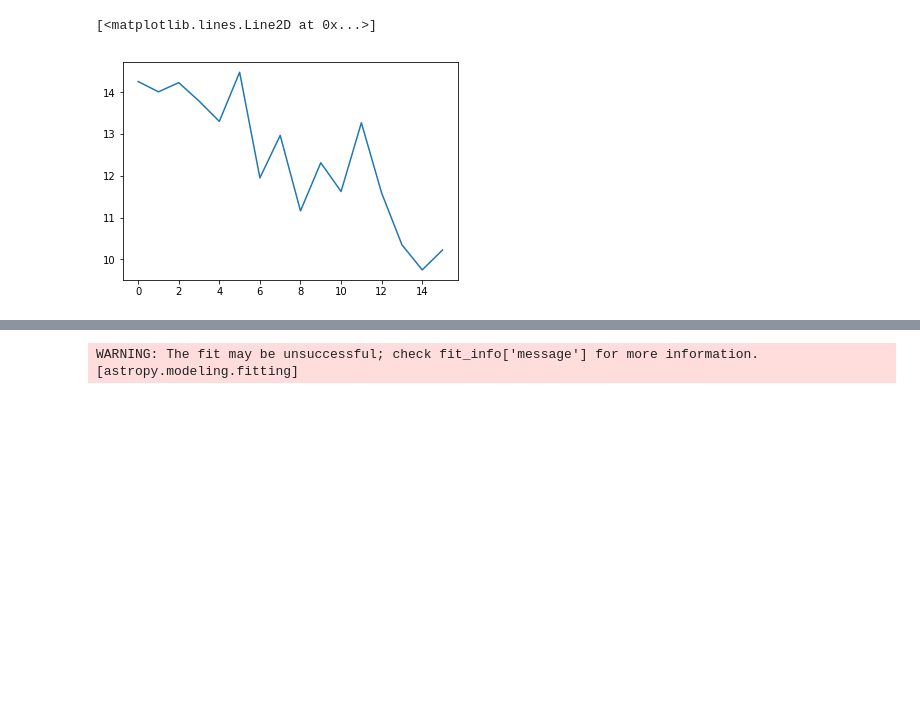
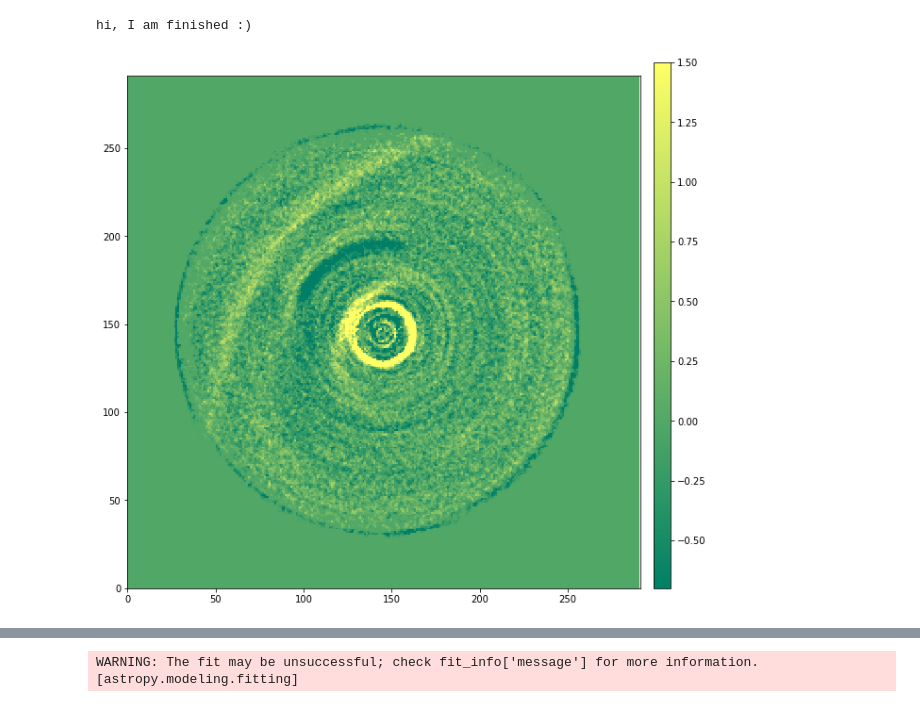
Before and after one commit to ardjansturm/Documenten-Git, a Jupyter notebook: reducing.ipynb, the cells around one changed output, grey strips where cells are left out. Cells and saved outputs as stored; diff of their text form; code cells hidden in the pictures; blank space fills up the shorter version.

```diff
--- a/reducing.ipynb
+++ b/reducing.ipynb
@@ -45,11 +271,17 @@ def open_all(dataset,cent = False, header = False):
         excludedata = 'DR_4.fits'
         excludecenter = 'DR_2.fits'
         path = 'reducedRXJ'
+
+    if dataset == 'crdata':
+        excludedata = 'Calibration_IFS_SCIENCE_DR.fits'
+        excludecenter = excludedata
+        path = 'reducedcorodata'
+
     if cent == True:
         path = '%s/starcenter' %(path)
-        starcent,starcenthe = dopen(path,exclude = excludecenter)
+        starcent,starcenthe = dopen(path = path,exclude = excludecenter)
         return starcent
-    data,he = dopen('reducedRXJ',exclude = excludedata)
+    data,he = dopen(path = path,exclude = excludedata)
     if header == True:
         return he
     return data,he
@@ -248,14 +468,13 @@ def shift_center(data,xcoord,ycoord):
     data_shifted = interpolation.shift(data,[145-ycoord,145-xcoord])
     return data_shifted
 
-def shift_center_all(coro = False,dataset = 'RXJ'):
+def shift_center_all(dataset,coro = False):
     '''centers all data in the cube'''
 
     if coro == True:
         data,he = open_all(dataset = dataset)
         centerdata = open_all(dataset = dataset,cent = True)
         center_y,center_x = corocentercoordinate(centerdata,ampl = False)
-
     shifted_data = np.zeros_like(data)
     for i in range(len(data[:,0,0,0])):
         if coro == False:
@@ -273,3 +485,6 @@ RXJ_sh,RXJ_he = shift_center_all(coro = True)
+# %%
+RXJ_sh,RXJ_he = shift_center_all(dataset = 'RXJ',coro = True)
+#crdata_sh,crdata_he = shift_center_all(dataset = 'crdata',coro = True)
 # %%
 def scaling(im, sca, order=2):
     '''scales the image im with given scale sca'''
@@ -389,8 +613,17 @@ def SDI(data,start,stop,coro = True,ext = False, dataset = 'RXJ',headers = RXJ_h
-# %%
-plt.plot(norm)
-# %% [output]
-[<matplotlib.lines.Line2D at 0x...>]
-[figure, removed]
 # %%
 RXJ_SDI = SDI(RXJ_sh,0,39,coro = True,ext = False, dataset = 'RXJ',headers = RXJ_he)
+print('hi, I am finished :)')
+#RXJ_ADI = ADI_new(RXJ_sh,dataset = 'RXJ',ext = False,headers = RXJ_he)
+
+#crdata_SDI,norm_cr,amplitudes_cr = SDI(crdata_sh,0,39,coro = True,ext = False,\
+#                                       dataset = 'crdata',headers = crdata_he)
+# %% [output]
+hi, I am finished :)
+# %%
+wfits(RXJ_SDI[1],'zoomed_cube.fits')
+hoihoi = RXJ_SDI[0]
+hoihoimed = np.median(hoihoi,axis = 0)
+singleplot(hoihoimed, vmax = 1.5, vmin = -0.7, color = 'summer')
+# %% [output]
+[figure, added]
 # %%
```
Also changed, not shown: parts of 17 cells of this notebook, 9 other files.
